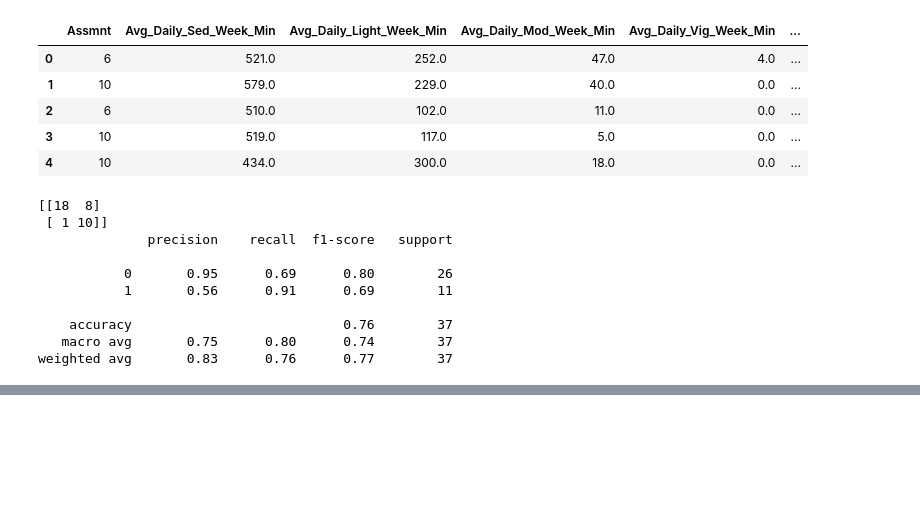
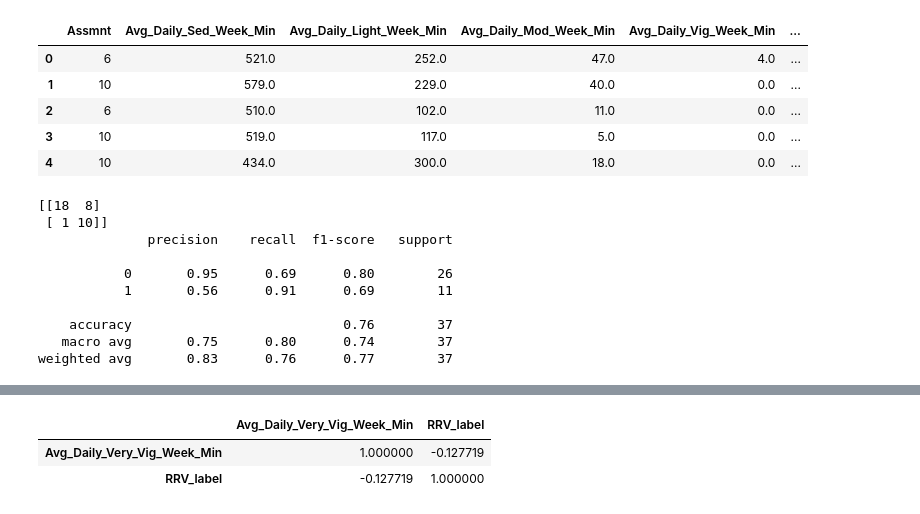
Before and after one commit to JainAnnanya/rrv-activity-modeling-ml, a Jupyter notebook: CART.ipynb, the cells around one changed output, grey strips where cells are left out. Saved outputs shown, nothing was run; the diff lists cells and outputs as text; code cells hidden in the pictures; blank space fills up the shorter version.

```diff
--- a/CART.ipynb
+++ b/CART.ipynb
@@ -95,0 +108,6 @@ plot_tree(model,fontsize=20,filled=True,feature_names=attr.columns)
+# %%
+df[['Avg_Daily_Very_Vig_Week_Min','RRV_label']].corr()
+# %% [output]
+|  | Avg_Daily_Very_Vig_Week_Min | RRV_label |
+| Avg_Daily_Very_Vig_Week_Min | 1.000000 | -0.127719 |
+| RRV_label | -0.127719 | 1.000000 |
```
Also changed, not shown: parts of 3 cells of this notebook, 1 other file.
